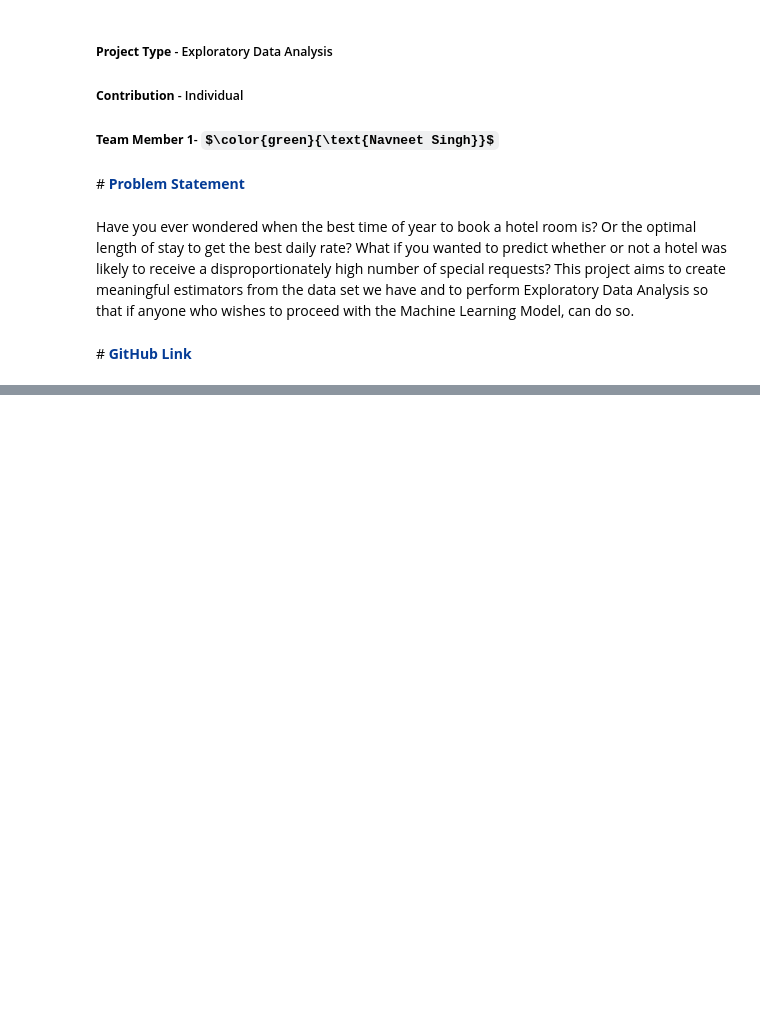
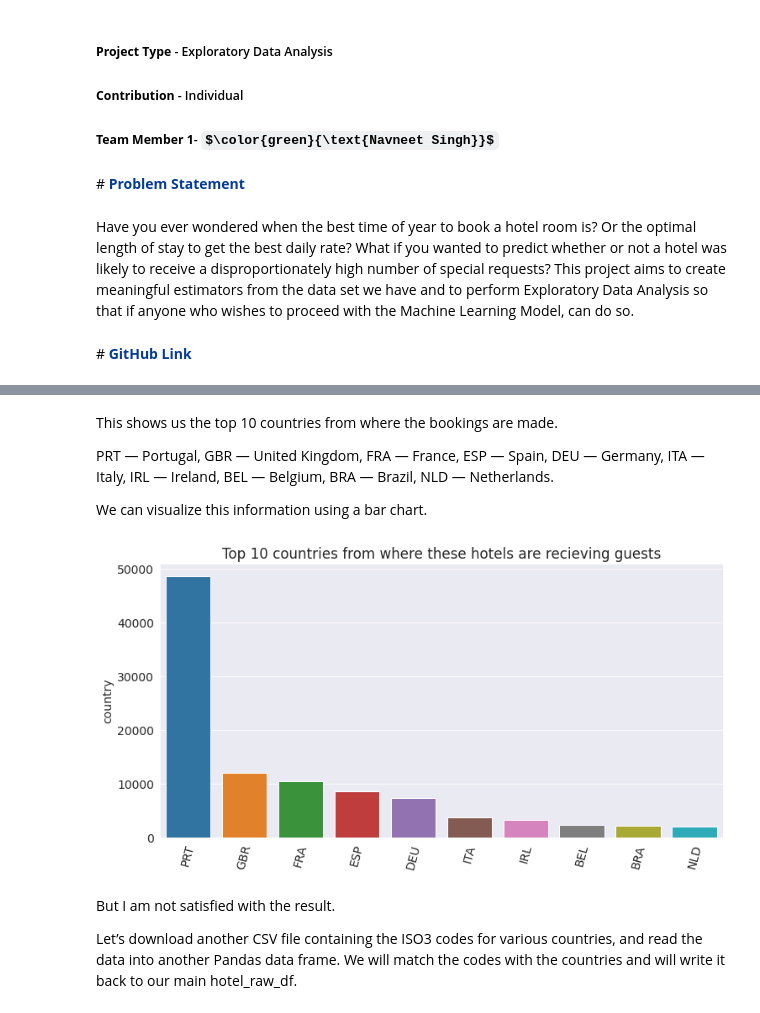
Before and after one commit to Naveen-King/EDA-Hotel-booking-Analysis, a Jupyter notebook: EDA_Hotel_booking_Analysis.ipynb, the cells around one changed output, grey strips where cells are left out. Cells and saved outputs as stored; diff of their text form; code cells hidden in the pictures; some formulas as TeX source; blank space fills up the shorter version.

```diff
--- a/EDA_Hotel_booking_Analysis.ipynb
+++ b/EDA_Hotel_booking_Analysis.ipynb
@@ -18,0 +51,3 @@ Have you ever wondered when the best time of year to book a hotel room is? Or th
+# %%
+# Read in the datasets
+hotel_raw_df = pd.read_csv('/content/drive/MyDrive/Capstone Project/hotel_bookings.csv')
@@ -18,0 +203,10 @@ Have you ever wondered when the best time of year to book a hotel room is? Or th
+# %%
+import seaborn as sns
+import matplotlib
+import matplotlib.pyplot as plt
+%matplotlib inline
+
+sns.set_style('darkgrid')
+matplotlib.rcParams['font.size'] = 14
+matplotlib.rcParams['figure.figsize'] = (9, 5)
+matplotlib.rcParams['figure.facecolor'] = '#00000000'
@@ -18,0 +240,3 @@ Have you ever wondered when the best time of year to book a hotel room is? Or th
+# %%
+top_countries_with_codes = hotel_raw_df.country.value_counts().head(10)
+top_countries_with_codes
@@ -18,0 +255,17 @@ Have you ever wondered when the best time of year to book a hotel room is? Or th
+# %% [markdown]
+This shows us the top 10 countries from where the bookings are made.
+
+PRT — Portugal, GBR — United Kingdom, FRA — France, ESP — Spain, DEU — Germany, ITA — Italy, IRL — Ireland, BEL — Belgium, BRA — Brazil, NLD — Netherlands.
+
+We can visualize this information using a bar chart.
+# %%
+plt.figure(figsize=(12,6))
+plt.xticks(rotation=75)
+plt.title('Top 10 countries from where these hotels are recieving guests')
+sns.barplot(x=top_countries_with_codes.index, y=top_countries_with_codes);
+# %% [output]
+[figure, added]
+# %% [markdown]
+But I am not satisfied with the result.
+
+Let’s download another CSV file containing the ISO3 codes for various countries, and read the data into another Pandas data frame. We will match the codes with the countries and will write it back to our main hotel_raw_df.
```
Also changed, not shown: parts of 45 cells of this notebook.
